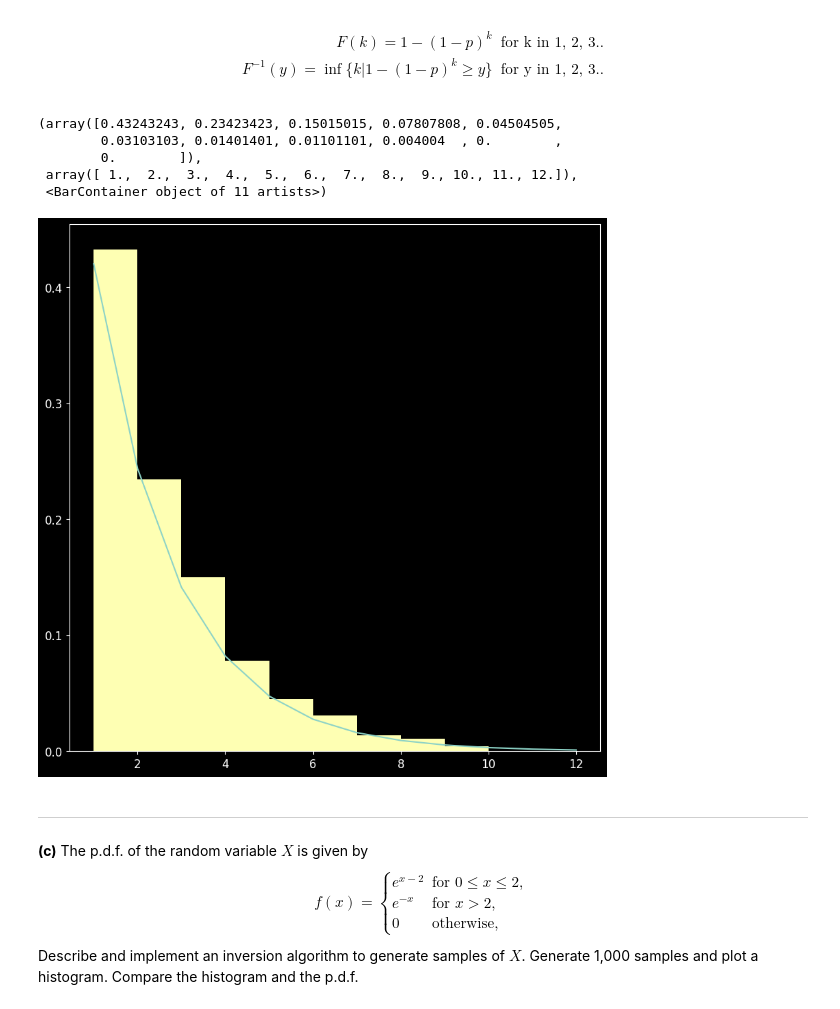
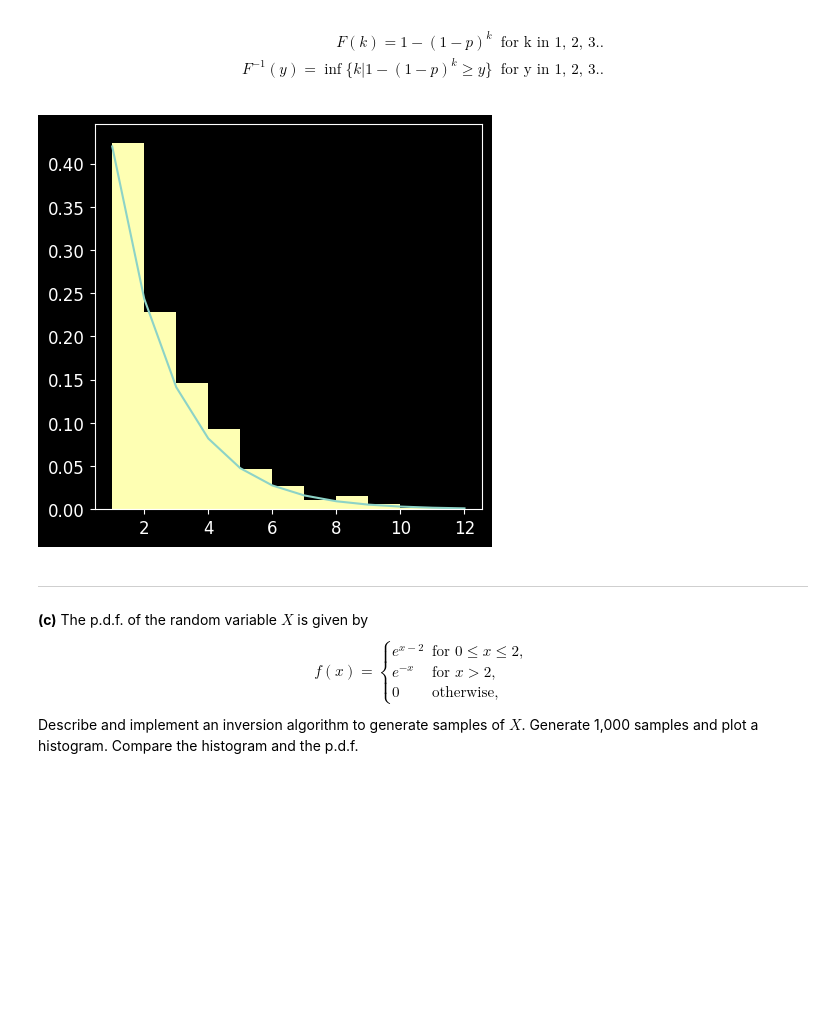
Before and after one commit to MelindaFang-code/orie4580, a Jupyter notebook: HW3.ipynb, the cells around one changed output. Saved outputs shown, nothing was run; the diff lists cells and outputs as text; code cells hidden in the pictures; blank space fills up the shorter version.

```diff
--- a/HW3.ipynb
+++ b/HW3.ipynb
@@ -26,6 +26,7 @@ Chapter 3 and chapter 4 (up to section 4.5) of [Simulation by Ross](https://cata
 import numpy as np
 import matplotlib.pyplot as plt
 import scipy.stats
+plt.rcParams["figure.figsize"] = (5,5)
 %matplotlib inline
 # %% [markdown]
 ___
@@ -231,23 +207,16 @@ F^{-1}(y) = \inf\{k|1 - (1-p)^k\geq y\} & \text{ for y in {1, 2, 3..}}\\
 # %%
 import numpy as np
 from scipy.stats import geom, uniform
 import matplotlib.pyplot as plt
-p = 0.42
-n = 1000
-
+p,n = 0.42, 1000
 rvs = np.random.rand(n)
 output = geom.ppf(rvs, p)
 x = np.arange(1, 13)
-
 plt.plot(x, geom.pmf(x,p))
 plt.hist(output, density=True, bins=x)
+plt.show()
 # %% [output]
-(array([0.43243243, 0.23423423, 0.15015015, 0.07807808, 0.04504505,
-        0.03103103, 0.01401401, 0.01101101, 0.004004  , 0.        ,
-        0.        ]),
- array([ 1.,  2.,  3.,  4.,  5.,  6.,  7.,  8.,  9., 10., 11., 12.]),
- <BarContainer object of 11 artists>)
-[figure, old version]
+[figure, new version]
 # %% [markdown]
 ___
 **(c)** The p.d.f. of the random variable $X$ is given by
```
Also changed, not shown: parts of 7 cells of this notebook, 1 other file.
